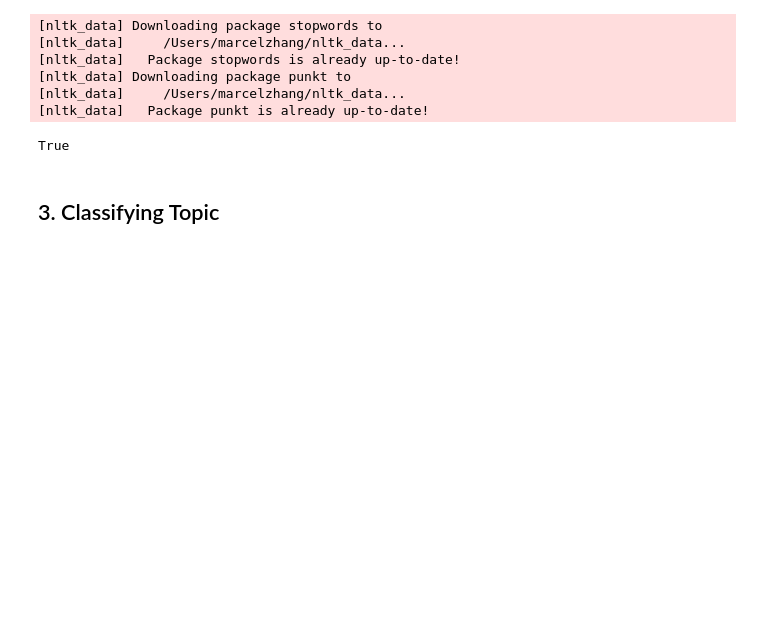
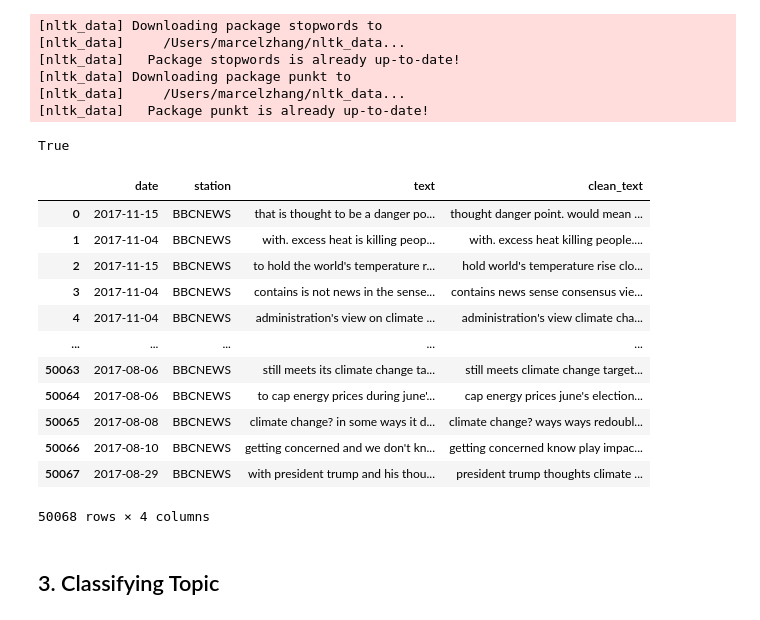
Before and after one commit to Eco-Emotions/climate-change-discourse, a Jupyter notebook: media_topic_sentiment.ipynb, the cells around one changed output. Drawn from its saved outputs; the diff is of its cells as text; code cells hidden in the pictures; blank space fills up the shorter version.

```diff
--- a/media_topic_sentiment.ipynb
+++ b/media_topic_sentiment.ipynb
@@ -96,6 +96,22 @@ def text_light_clean(x):
     return x
 # %%
 media['clean_text'] = media.text.apply(text_light_clean)
+# %%
+media
+# %% [output]
+|  | date | station | text | clean_text |
+| 0 | 2017-11-15 | BBCNEWS | that is thought to be a danger po... | thought danger point. would mean ... |
+| 1 | 2017-11-04 | BBCNEWS | with. excess heat is killing peop... | with. excess heat killing people.... |
+| 2 | 2017-11-15 | BBCNEWS | to hold the world's temperature r... | hold world's temperature rise clo... |
+| 3 | 2017-11-04 | BBCNEWS | contains is not news in the sense... | contains news sense consensus vie... |
+| 4 | 2017-11-04 | BBCNEWS | administration's view on climate ... | administration's view climate cha... |
+| ... | ... | ... | ... | ... |
+| 50063 | 2017-08-06 | BBCNEWS | still meets its climate change ta... | still meets climate change target... |
+| 50064 | 2017-08-06 | BBCNEWS | to cap energy prices during june'... | cap energy prices june's election... |
+| 50065 | 2017-08-08 | BBCNEWS | climate change? in some ways it d... | climate change? ways ways redoubl... |
+| 50066 | 2017-08-10 | BBCNEWS | getting concerned and we don't kn... | getting concerned know play impac... |
+| 50067 | 2017-08-29 | BBCNEWS | with president trump and his thou... | president trump thoughts climate ... |
+50068 rows × 4 columns
 # %% [markdown]
 ## 3. Classifying Topic
 # %%
```
Also changed, not shown: parts of 22 cells of this notebook.
